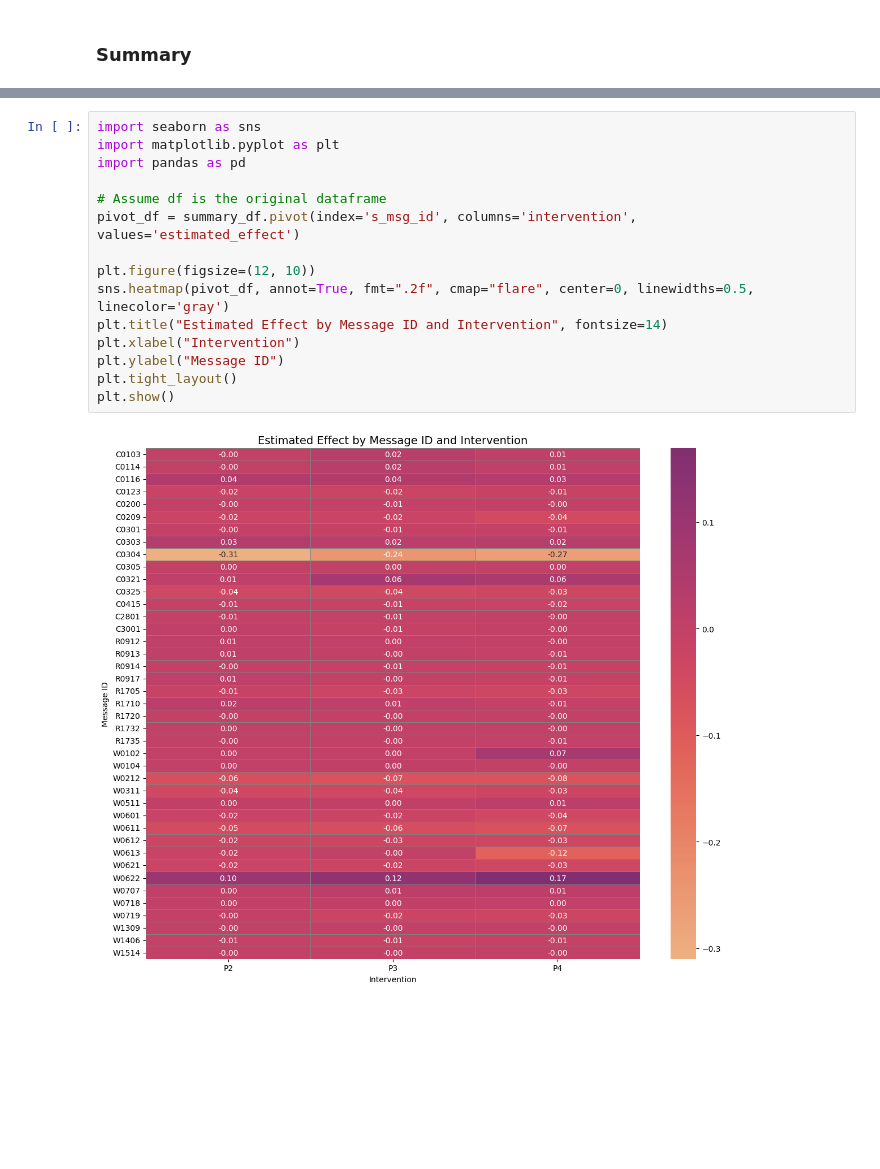
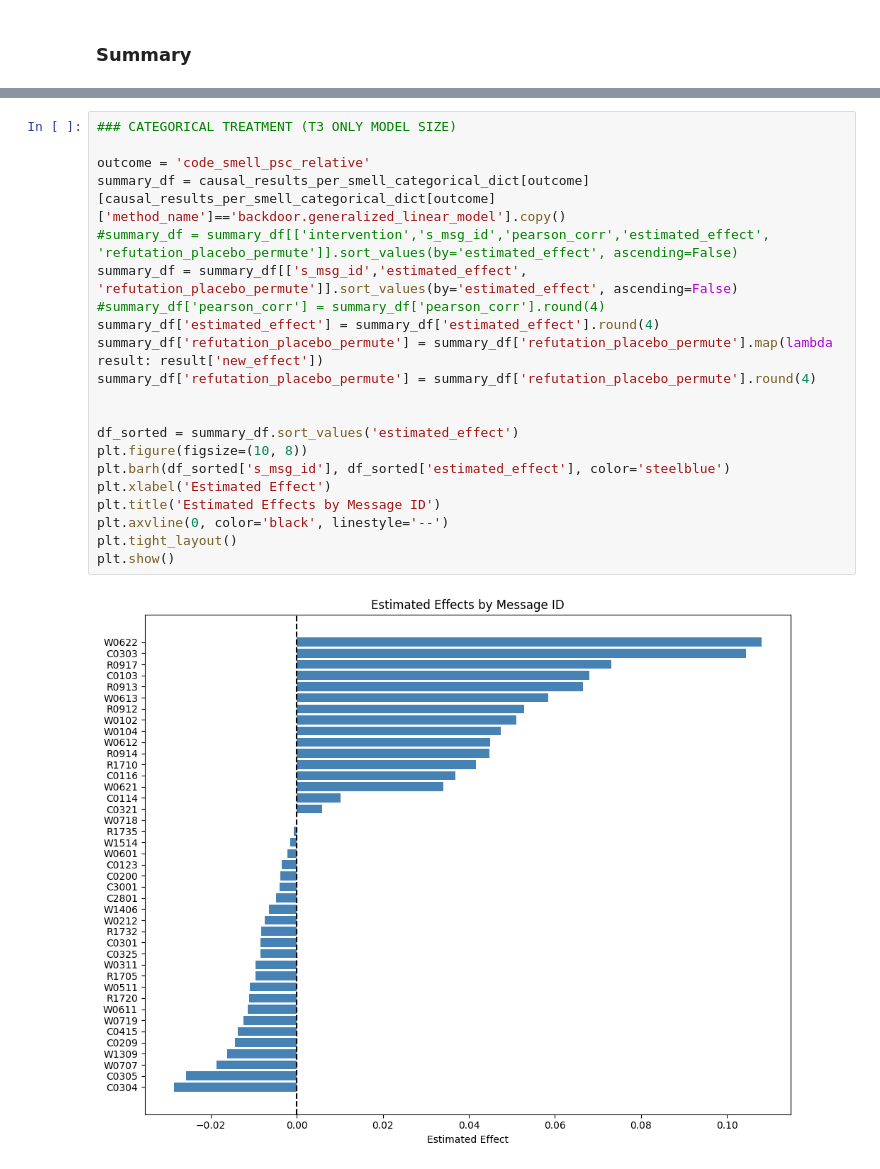
Before and after one commit to WM-SEMERU/CodeSmellExt, a Jupyter notebook: notebooks/extension/causal_analysis/03_result_analysis.ipynb, the cells around one changed output, grey strips where cells are left out. Drawn from its saved outputs; the diff is of its cells as text; blank space fills up the shorter version.

Commit message:
added plot for T3

```diff
--- a/notebooks/extension/causal_analysis/03_result_analysis.ipynb
+++ b/notebooks/extension/causal_analysis/03_result_analysis.ipynb
@@ -177,17 +173,23 @@ summary_df.groupby(['s_msg_id', 'intervention']).describe()
 # %%
-import seaborn as sns
-import matplotlib.pyplot as plt
-import pandas as pd
+### CATEGORICAL TREATMENT (T3 ONLY MODEL SIZE)
 
-# Assume df is the original dataframe
-pivot_df = summary_df.pivot(index='s_msg_id', columns='intervention', values='estimated_effect')
+outcome = 'code_smell_psc_relative'
+summary_df = causal_results_per_smell_categorical_dict[outcome][causal_results_per_smell_categorical_dict[outcome]['method_name']=='backdoor.generalized_linear_model'].copy()
+#summary_df = summary_df[['intervention','s_msg_id','pearson_corr','estimated_effect', 'refutation_placebo_permute']].sort_values(by='estimated_effect', ascending=False)
+summary_df = summary_df[['s_msg_id','estimated_effect', 'refutation_placebo_permute']].sort_values(by='estimated_effect', ascending=False)
+#summary_df['pearson_corr'] = summary_df['pearson_corr'].round(4)
+summary_df['estimated_effect'] = summary_df['estimated_effect'].round(4)
+summary_df['refutation_placebo_permute'] = summary_df['refutation_placebo_permute'].map(lambda result: result['new_effect'])
+summary_df['refutation_placebo_permute'] = summary_df['refutation_placebo_permute'].round(4)
 
-plt.figure(figsize=(12, 10))
-sns.heatmap(pivot_df, annot=True, fmt=".2f", cmap="flare", center=0, linewidths=0.5, linecolor='gray')
-plt.title("Estimated Effect by Message ID and Intervention", fontsize=14)
-plt.xlabel("Intervention")
-plt.ylabel("Message ID")
+
+df_sorted = summary_df.sort_values('estimated_effect')
+plt.figure(figsize=(10, 8))
+plt.barh(df_sorted['s_msg_id'], df_sorted['estimated_effect'], color='steelblue')
+plt.xlabel('Estimated Effect')
+plt.title('Estimated Effects by Message ID')
+plt.axvline(0, color='black', linestyle='--')
 plt.tight_layout()
 plt.show()
 # %% [output]
-[figure, old version]
+[figure, new version]
```
Also changed, not shown: parts of 5 cells of this notebook, 3 other files.
